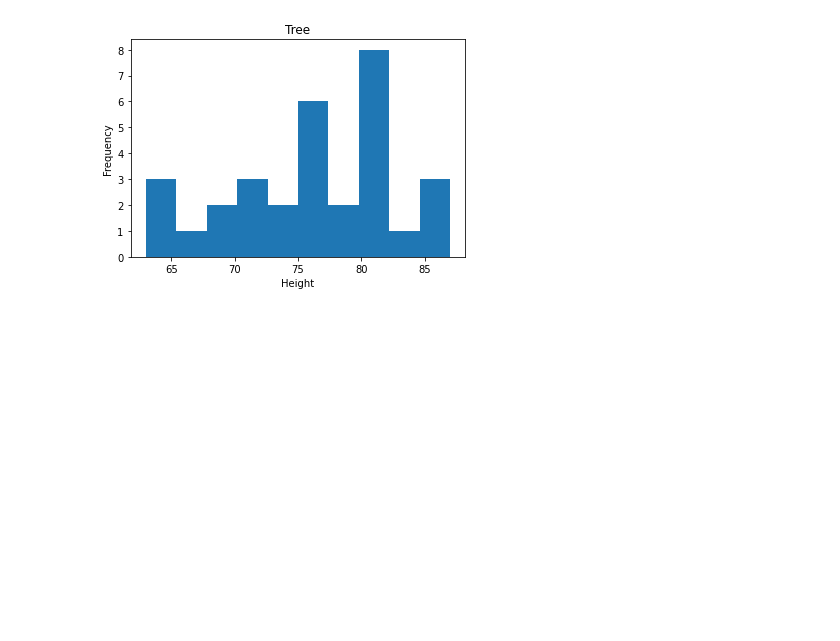
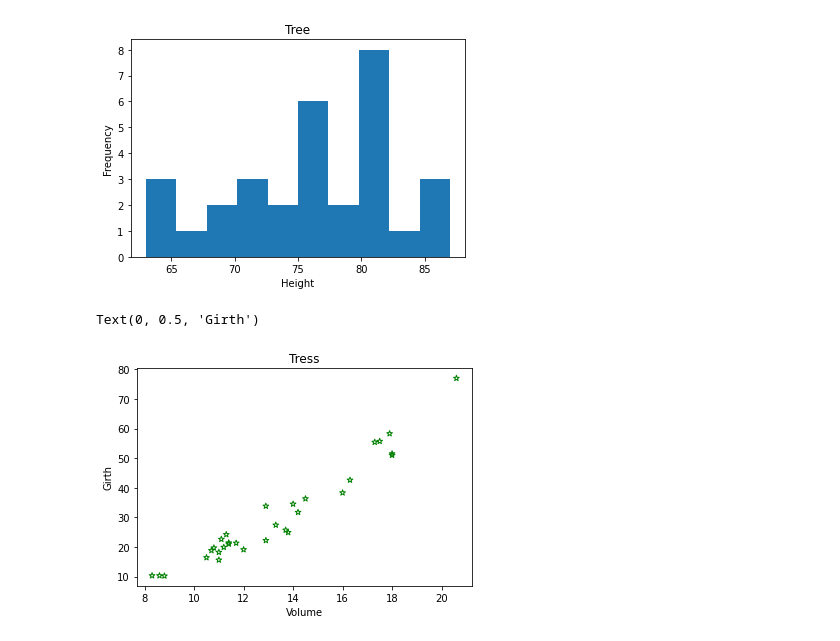
Before and after one commit to alletsc/Analises_visualizacoees_e_tratamento_de_dados_Python, a Jupyter notebook: trees.ipynb, the cells around one changed output. Cells and saved outputs as stored; diff of their text form; code cells hidden in the pictures; blank space fills up the shorter version.

```diff
--- a/trees.ipynb
+++ b/trees.ipynb
@@ -107,3 +107,12 @@ plt.xlabel("Height")
 # %% [output]
 Text(0.5, 0, 'Height')
 [figure]
+# %%
+plt.scatter(base.Girth, base.Volume, color = "green",
+            facecolors = "none", marker="*")
+plt.title("Tress")
+plt.xlabel("Volume")
+plt.ylabel("Girth")
+# %% [output]
+Text(0, 0.5, 'Girth')
+[figure, added]
```
Also changed, not shown: parts of 9 cells of this notebook, 2 other files.
